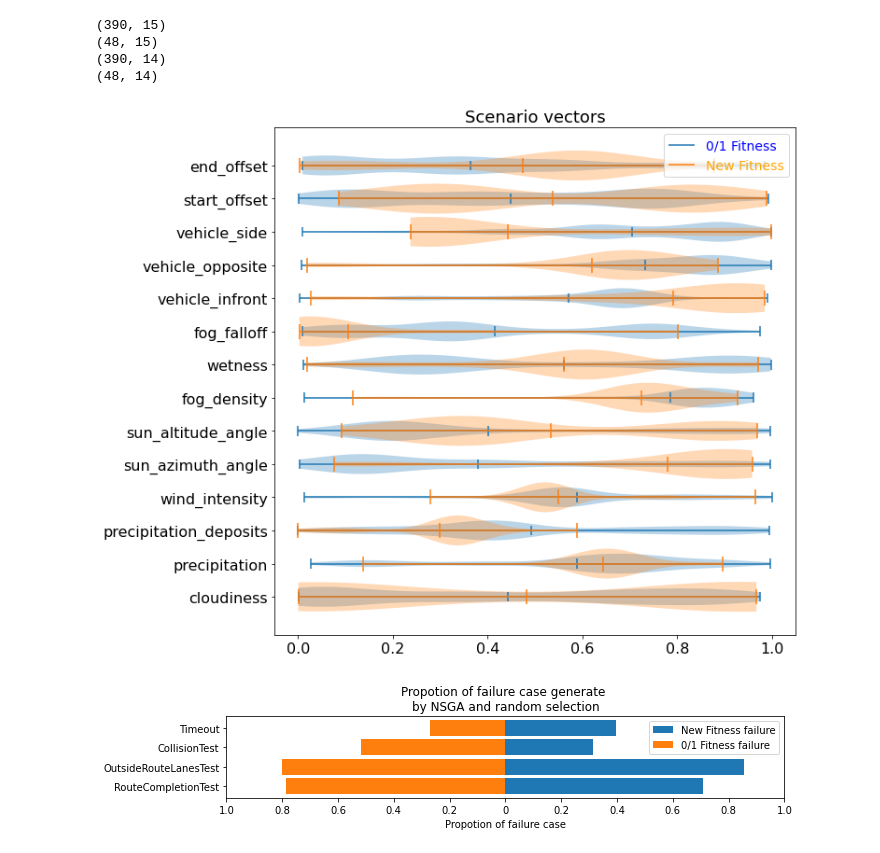
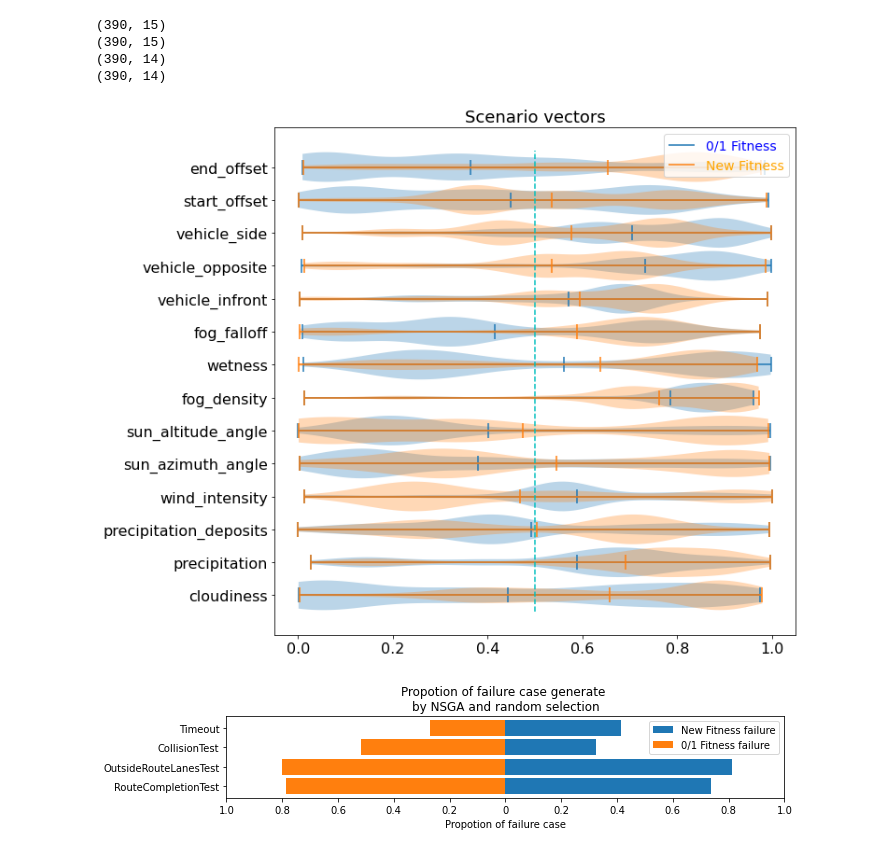
Before and after one commit to GuannanLou/TCP, a Jupyter notebook: tools/NSGA.ipynb, the cells around one changed output. Saved outputs shown, nothing was run; the diff lists cells and outputs as text; code cells hidden in the pictures.

```diff
--- a/tools/NSGA.ipynb
+++ b/tools/NSGA.ipynb
@@ -7,7 +7,9 @@ import os
 # curve_data = '../data/routes_short_2023-05-26|17:51:48/'
 # data_label = ['NSGA', 'Random']
 
-NSGA_data  = '../data/routes_short_2023-06-09|15:10:37/'
+
+NSGA_data  = '../data/routes_short_2023-06-09|17:27:05/'
+# NSGA_data  = '../data/routes_short_2023-06-09|15:10:37/'
 curve_data = '../data/routes_short_2023-05-29|15:33:07/'
 data_label = ['New Fitness', '0/1 Fitness']
 
@@ -69,23 +71,24 @@ print(curve_scenarios.shape)
 print(NSGA_scenarios.shape)
 # %% [output]
 (390, 15)
-(48, 15)
+(390, 15)
 (390, 14)
-(48, 14)
+(390, 14)
 # %%
 import matplotlib.pyplot as plt
 
 plt.figure(figsize=(10,10))
-vl1 = plt.violinplot(curve_scenarios, vert=False, showmeans=True, widths=0.6)
+vl1 = plt.violinplot(curve_scenarios, vert=False, showmeans=True, widths=0.9)
 vl2 = plt.violinplot(NSGA_scenarios, vert=False, showmeans=True, widths=0.9)
+plt.vlines(0.5, 0.5, 14.5, colors = "c", linestyles = "dashed")
 plt.yticks(range(1, 15), scenario_header,fontsize=16)
 plt.xticks(fontsize=16)
 plt.title("Scenario vectors", fontsize=18)
 plt.legend(handles=(vl1['cbars'],vl2['cbars']), labels=[data_label[1],data_label[0]],labelcolor=['blue','orange'],fontsize=14)
 
 plt.show()
 # %% [output]
-[figure, old version]
+[figure, new version]
 # %%
 import matplotlib.pyplot as plt
 
@@ -98,7 +101,7 @@ plt.xlabel('Propotion of failure case')
 plt.xticks(np.arange(-1,1.2,0.2),[1.0,0.8,0.6,0.4,0.2,0,0.2,0.4,0.6,0.8,1.0])
 plt.show()
 # %% [output]
-[figure, old version]
+[figure, new version]
 # %%
 fig, (ax1, ax2) = plt.subplots(nrows=1, ncols=2, figsize=(3.2, 4), sharey=True)
 
```
Also changed, not shown: parts of 9 cells of this notebook, 36 other files.
